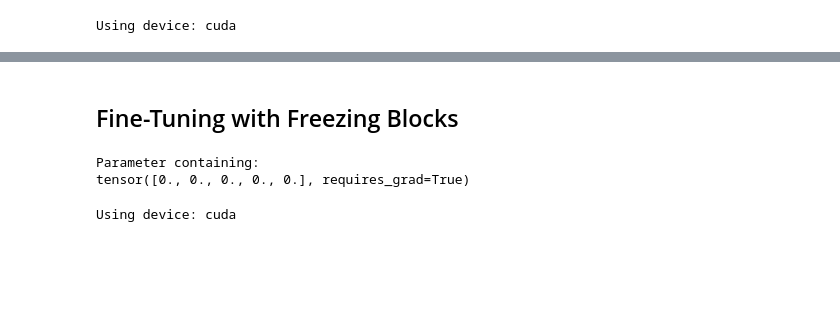
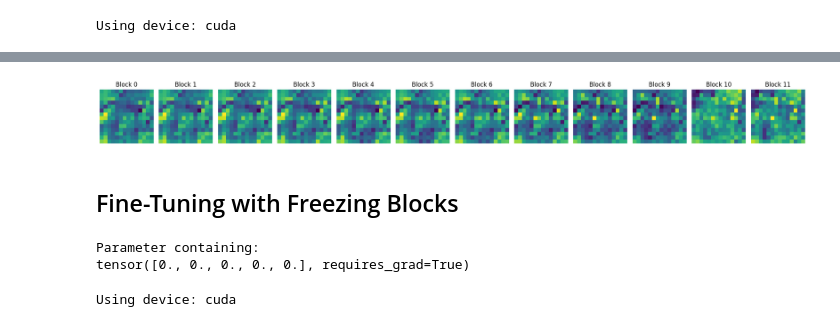
Before and after one commit to sehee020512/20242R0136COSE47402, a Jupyter notebook: final project 12.3.ipynb, the cells around one changed output, grey strips where cells are left out. Cells and saved outputs as stored; diff of their text form; code cells hidden in the pictures; blank space fills up the shorter version.

```diff
--- a/final project 12.3.ipynb
+++ b/final project 12.3.ipynb
@@ -345,3 +351,44 @@ Training completed!
+# %%
+# Hook 함수 정의
+feature_maps = []
+
+def hook_fn(module, input, output):
+    feature_maps.append(output)
+
+# Transformer 블록에 Hook 등록
+num_blocks = len(model.blocks)  # Transformer 블록의 개수를 자동으로 계산
+for i in range(num_blocks):
+    model.blocks[i].register_forward_hook(hook_fn)
+
+# 모델 추론
+with torch.no_grad():
+    _ = model(img_tensor)
+
+# Feature Maps 시각화
+num_blocks = len(feature_maps)  # Transformer 블록의 수
+fig, axes = plt.subplots(1, num_blocks, figsize=(20, 5))  # 가로로 블록 수만큼의 서브플롯 생성
+
+for i, (ax, block_feature_map) in enumerate(zip(axes, feature_maps)):
+    # 클래스 토큰 제거
+    block_feature_map_patches = block_feature_map[0, 1:, :]  # [1, 197, 768] → [196, 768]
+
+    # 14x14 형태로 변환
+    patch_size = int(block_feature_map_patches.size(0) ** 0.5)  # 14 (CIFAR-10에서는 196 → 14x14)
+    feature_map_2d = block_feature_map_patches.view(patch_size, patch_size, -1)
+
+    # 평균값으로 축소하여 시각화
+    feature_map_avg = feature_map_2d.mean(dim=-1).cpu().detach().numpy()
+
+    # 서브플롯에 Feature Map 시각화
+    ax.imshow(feature_map_avg, cmap='viridis')
+    ax.set_title(f"Block {i}")
+    ax.axis("off")  # 축 제거
+
+# 레이아웃 조정 및 표시
+plt.tight_layout()
+plt.show()
+# %% [output]
+[figure, added]
 # %% [markdown]
 ## Fine-Tuning with Freezing Blocks
 # %%
```
Also changed, not shown: parts of 6 cells of this notebook.
